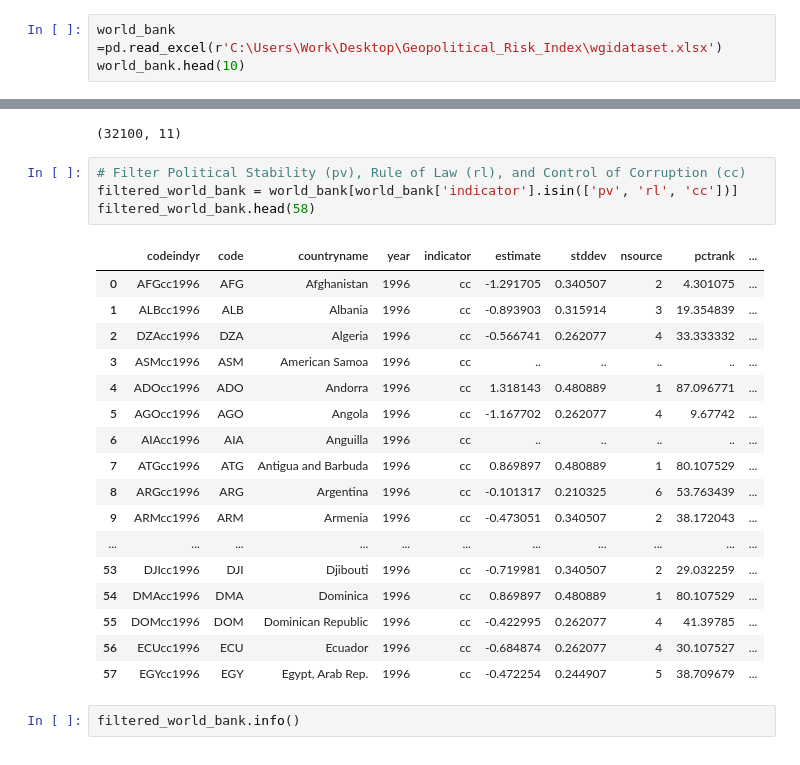
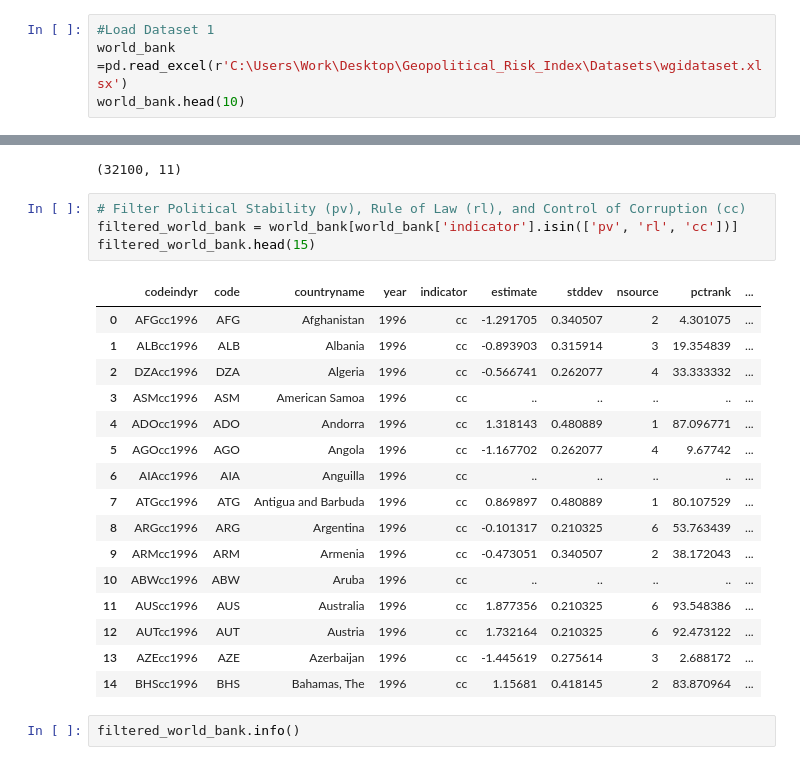
Before and after one commit to EMuritu/Geopolitical_Risk_Index, a Jupyter notebook: Geopolitical_Risk_Index.ipynb, the cells around one changed output, grey strips where cells are left out. Saved outputs shown, nothing was run; the diff lists cells and outputs as text.

```diff
--- a/Geopolitical_Risk_Index.ipynb
+++ b/Geopolitical_Risk_Index.ipynb
@@ -6,5 +15,6 @@ import matplotlib.pyplot as plt
 # %%
-world_bank =pd.read_excel(r'C:\Users\Work\Desktop\Geopolitical_Risk_Index\wgidataset.xlsx')
+#Load Dataset 1
+world_bank =pd.read_excel(r'C:\Users\Work\Desktop\Geopolitical_Risk_Index\Datasets\wgidataset.xlsx')
 world_bank.head(10)
 # %% [output]
 |  | codeindyr | code | countryname | year | indicator | estimate | stddev | nsource | pctrank | ... |
@@ -39,25 +51,24 @@ world_bank.shape
 # %%
 # Filter Political Stability (pv), Rule of Law (rl), and Control of Corruption (cc)
 filtered_world_bank = world_bank[world_bank['indicator'].isin(['pv', 'rl', 'cc'])]
-filtered_world_bank.head(58)
+filtered_world_bank.head(15)
 # %% [output]
 |  | codeindyr | code | countryname | year | indicator | estimate | stddev | nsource | pctrank | ... |
 | 0 | AFGcc1996 | AFG | Afghanistan | 1996 | cc | -1.291705 | 0.340507 | 2 | 4.301075 | ... |
 | 1 | ALBcc1996 | ALB | Albania | 1996 | cc | -0.893903 | 0.315914 | 3 | 19.354839 | ... |
 | 2 | DZAcc1996 | DZA | Algeria | 1996 | cc | -0.566741 | 0.262077 | 4 | 33.333332 | ... |
 | 3 | ASMcc1996 | ASM | American Samoa | 1996 | cc | .. | .. | .. | .. | ... |
 | 4 | ADOcc1996 | ADO | Andorra | 1996 | cc | 1.318143 | 0.480889 | 1 | 87.096771 | ... |
 | 5 | AGOcc1996 | AGO | Angola | 1996 | cc | -1.167702 | 0.262077 | 4 | 9.67742 | ... |
 | 6 | AIAcc1996 | AIA | Anguilla | 1996 | cc | .. | .. | .. | .. | ... |
 | 7 | ATGcc1996 | ATG | Antigua and Barbuda | 1996 | cc | 0.869897 | 0.480889 | 1 | 80.107529 | ... |
 | 8 | ARGcc1996 | ARG | Argentina | 1996 | cc | -0.101317 | 0.210325 | 6 | 53.763439 | ... |
 | 9 | ARMcc1996 | ARM | Armenia | 1996 | cc | -0.473051 | 0.340507 | 2 | 38.172043 | ... |
-| ... | ... | ... | ... | ... | ... | ... | ... | ... | ... | ... |
-| 53 | DJIcc1996 | DJI | Djibouti | 1996 | cc | -0.719981 | 0.340507 | 2 | 29.032259 | ... |
-| 54 | DMAcc1996 | DMA | Dominica | 1996 | cc | 0.869897 | 0.480889 | 1 | 80.107529 | ... |
-| 55 | DOMcc1996 | DOM | Dominican Republic | 1996 | cc | -0.422995 | 0.262077 | 4 | 41.39785 | ... |
-| 56 | ECUcc1996 | ECU | Ecuador | 1996 | cc | -0.684874 | 0.262077 | 4 | 30.107527 | ... |
-| 57 | EGYcc1996 | EGY | Egypt, Arab Rep. | 1996 | cc | -0.472254 | 0.244907 | 5 | 38.709679 | ... |
+| 10 | ABWcc1996 | ABW | Aruba | 1996 | cc | .. | .. | .. | .. | ... |
+| 11 | AUScc1996 | AUS | Australia | 1996 | cc | 1.877356 | 0.210325 | 6 | 93.548386 | ... |
+| 12 | AUTcc1996 | AUT | Austria | 1996 | cc | 1.732164 | 0.210325 | 6 | 92.473122 | ... |
+| 13 | AZEcc1996 | AZE | Azerbaijan | 1996 | cc | -1.445619 | 0.275614 | 3 | 2.688172 | ... |
+| 14 | BHScc1996 | BHS | Bahamas, The | 1996 | cc | 1.15681 | 0.418145 | 2 | 83.870964 | ... |
 # %%
 filtered_world_bank.info()
 # %% [output]
```
Also changed, not shown: parts of 20 cells of this notebook.
